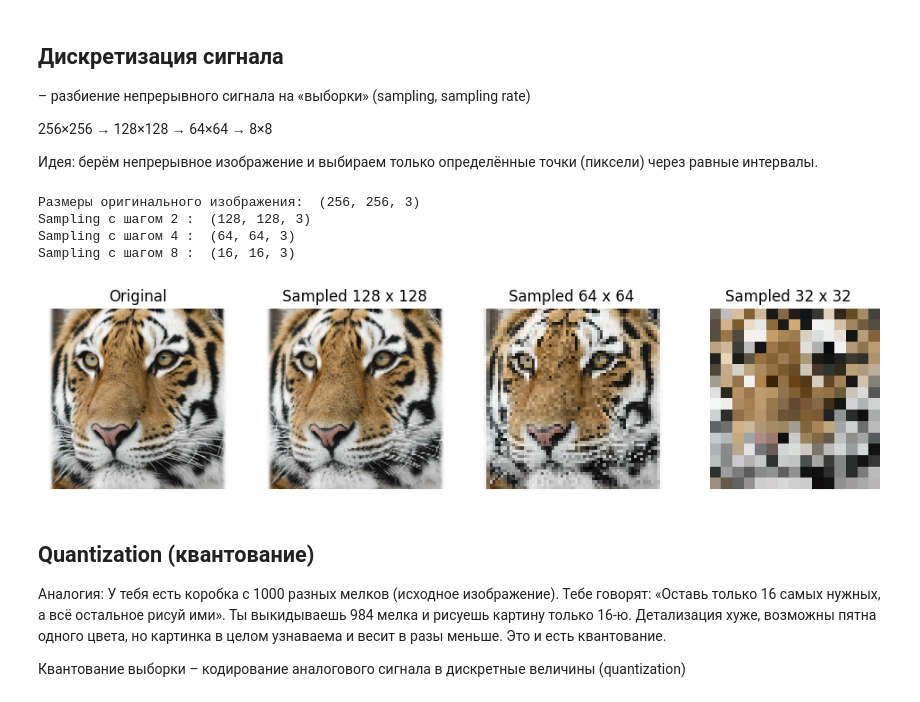
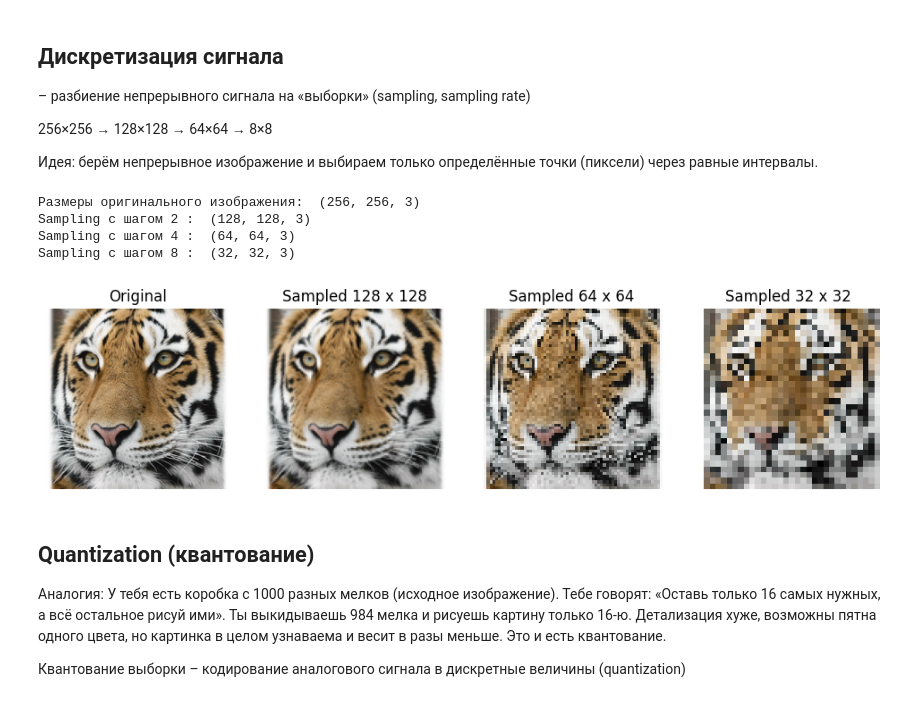
Before and after one commit to Shamil65/Machine-learning-start, a Jupyter notebook: libraries/pillow/pillow_start.ipynb, the cells around one changed output. Drawn from its saved outputs; the diff is of its cells as text; code cells hidden in the pictures.

```diff
--- a/libraries/pillow/pillow_start.ipynb
+++ b/libraries/pillow/pillow_start.ipynb
@@ -43,36 +43,39 @@ print("Размеры оригинального изображения: ", arr.
 print("Sampling с шагом 2 : ", sampled_128x128.shape)
 print("Sampling с шагом 4 : ", sampled_64x64.shape)
 print("Sampling с шагом 8 : ", sampled_32x32.shape)
 
 plt.figure(figsize=(12, 3)) # размеры в дюймах
 
 plt.subplot(1, 4, 1)
 plt.imshow(img, cmap="gray") # говорим что оно черно-белое
 plt.title("Original")
 plt.axis("off")
 
 plt.subplot(1, 4, 2) # первые два числа говорят о том насколько мы делим нашу карту, а третья говорит в какой номер запихнуть изображение
-plt.imshow(img_sampled_128x128, cmap="gray")
+plt.imshow(img.resize((128, 128)), cmap="gray")
 plt.title("Sampled 128 x 128")
 plt.axis("off")
 
 plt.subplot(1, 4, 3)
 plt.imshow(img_sampled_64x64, cmap="gray")
 plt.title("Sampled 64 x 64")
 plt.axis("off")
 
 plt.subplot(1, 4, 4)
 plt.imshow(img_sampled_32x32, cmap="gray")
 plt.title("Sampled 32 x 32")
 plt.axis("off")
 
 plt.show()
+
+# но базово делается это через
+# img.resize((128, 128))
 # %% [output]
 Размеры оригинального изображения:  (256, 256, 3)
 Sampling с шагом 2 :  (128, 128, 3)
 Sampling с шагом 4 :  (64, 64, 3)
-Sampling с шагом 8 :  (16, 16, 3)
+Sampling с шагом 8 :  (32, 32, 3)
-[figure, old version]
+[figure, new version]
 # %% [markdown]
 ## Quantization (квантование)
 
```
Also changed, not shown: parts of 4 cells of this notebook.
